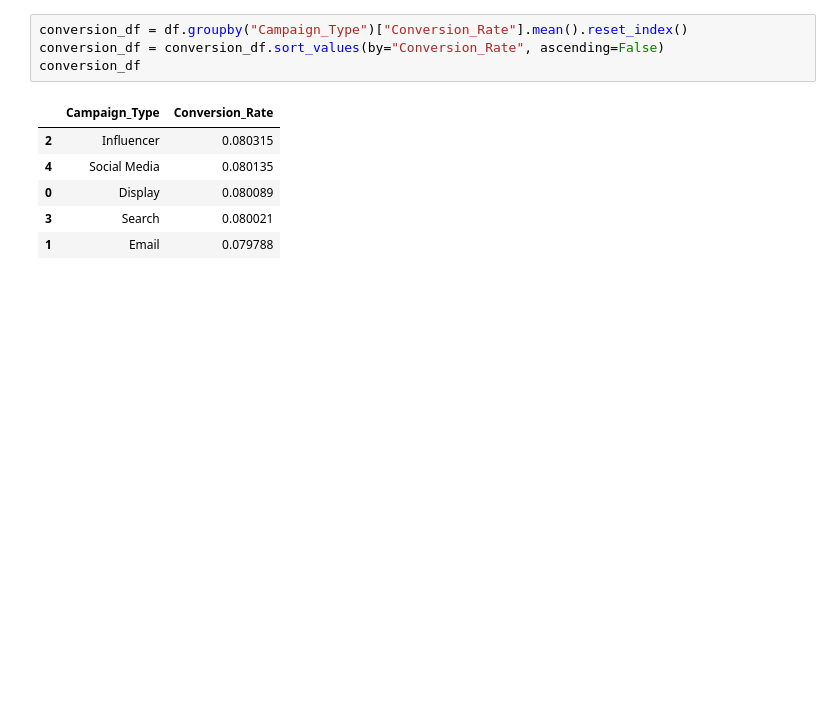
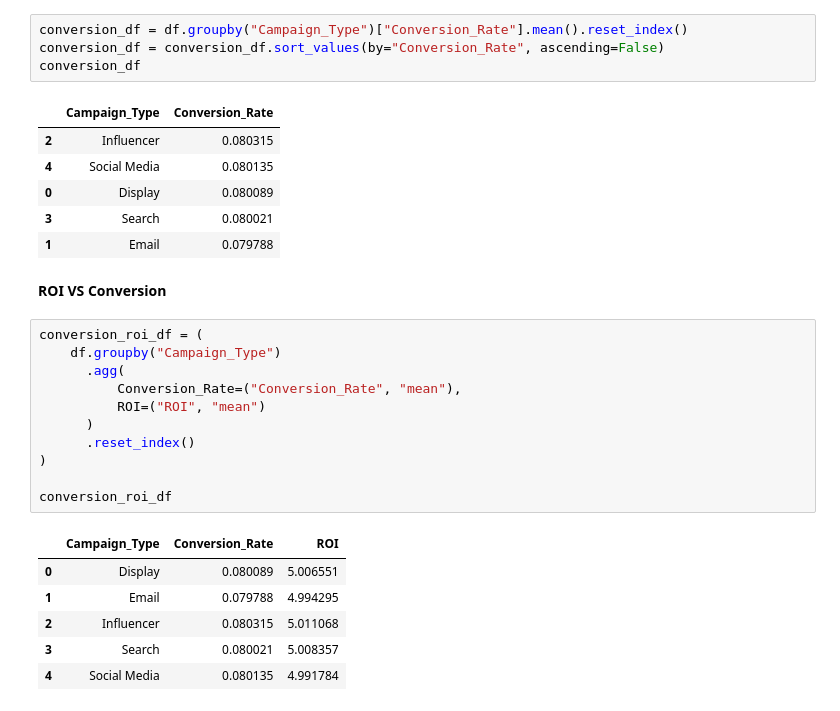
Before and after one commit to jsoook-dt/python-colab-analysis-study, a Jupyter notebook: Project01_Yoonju_analysis.ipynb, the cells around one changed output. Saved outputs shown, nothing was run; the diff lists cells and outputs as text; blank space fills up the shorter version.

```diff
--- a/Project01_Yoonju_analysis.ipynb
+++ b/Project01_Yoonju_analysis.ipynb
@@ -240,3 +240,23 @@ conversion_df
 | 0 | Display | 0.080089 |
 | 3 | Search | 0.080021 |
 | 1 | Email | 0.079788 |
+# %% [markdown]
+**ROI VS Conversion**
+# %%
+conversion_roi_df = (
+    df.groupby("Campaign_Type")
+      .agg(
+          Conversion_Rate=("Conversion_Rate", "mean"),
+          ROI=("ROI", "mean")
+      )
+      .reset_index()
+)
+
+conversion_roi_df
+# %% [output]
+|  | Campaign_Type | Conversion_Rate | ROI |
+| 0 | Display | 0.080089 | 5.006551 |
+| 1 | Email | 0.079788 | 4.994295 |
+| 2 | Influencer | 0.080315 | 5.011068 |
+| 3 | Search | 0.080021 | 5.008357 |
+| 4 | Social Media | 0.080135 | 4.991784 |
```
